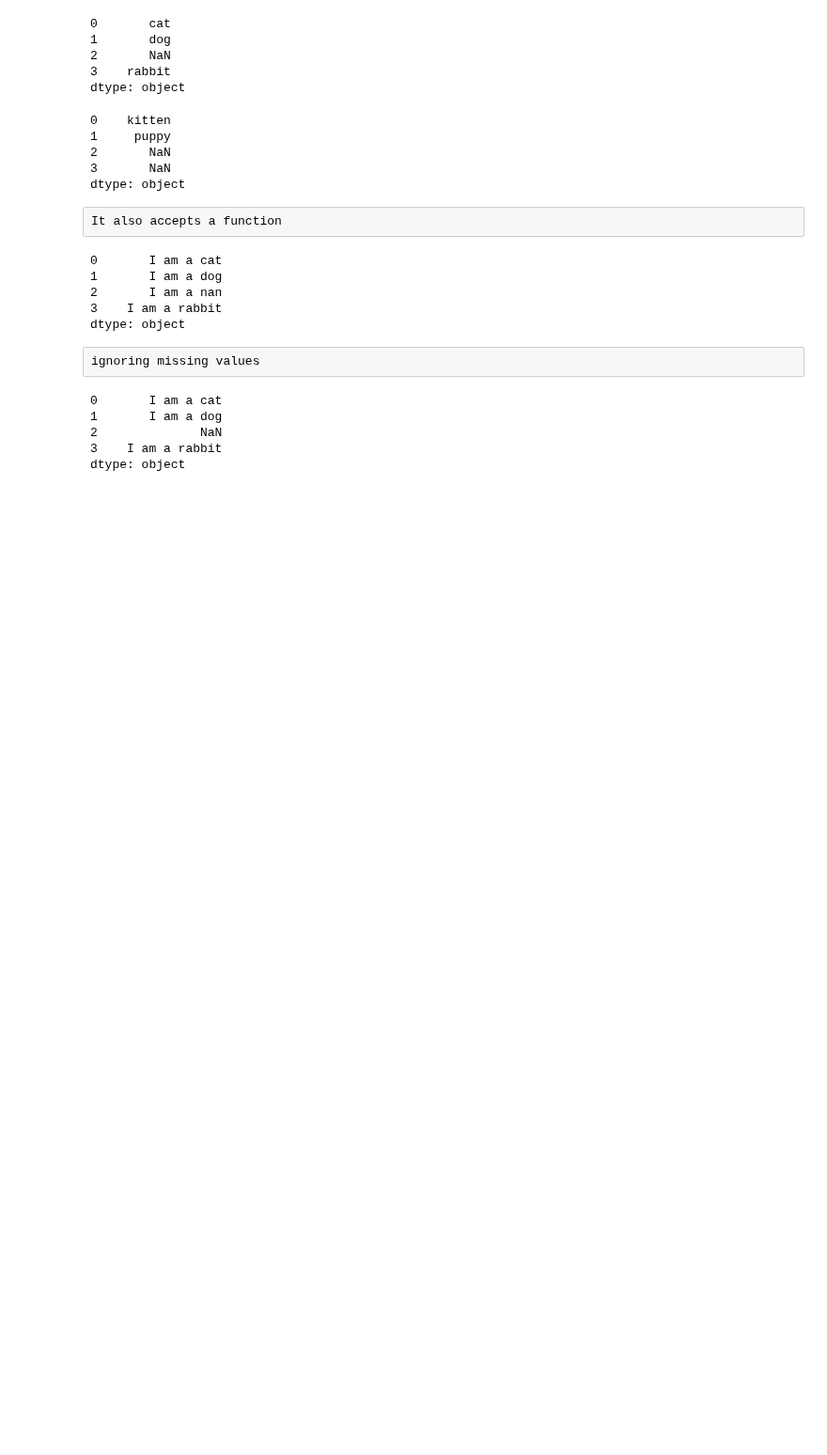
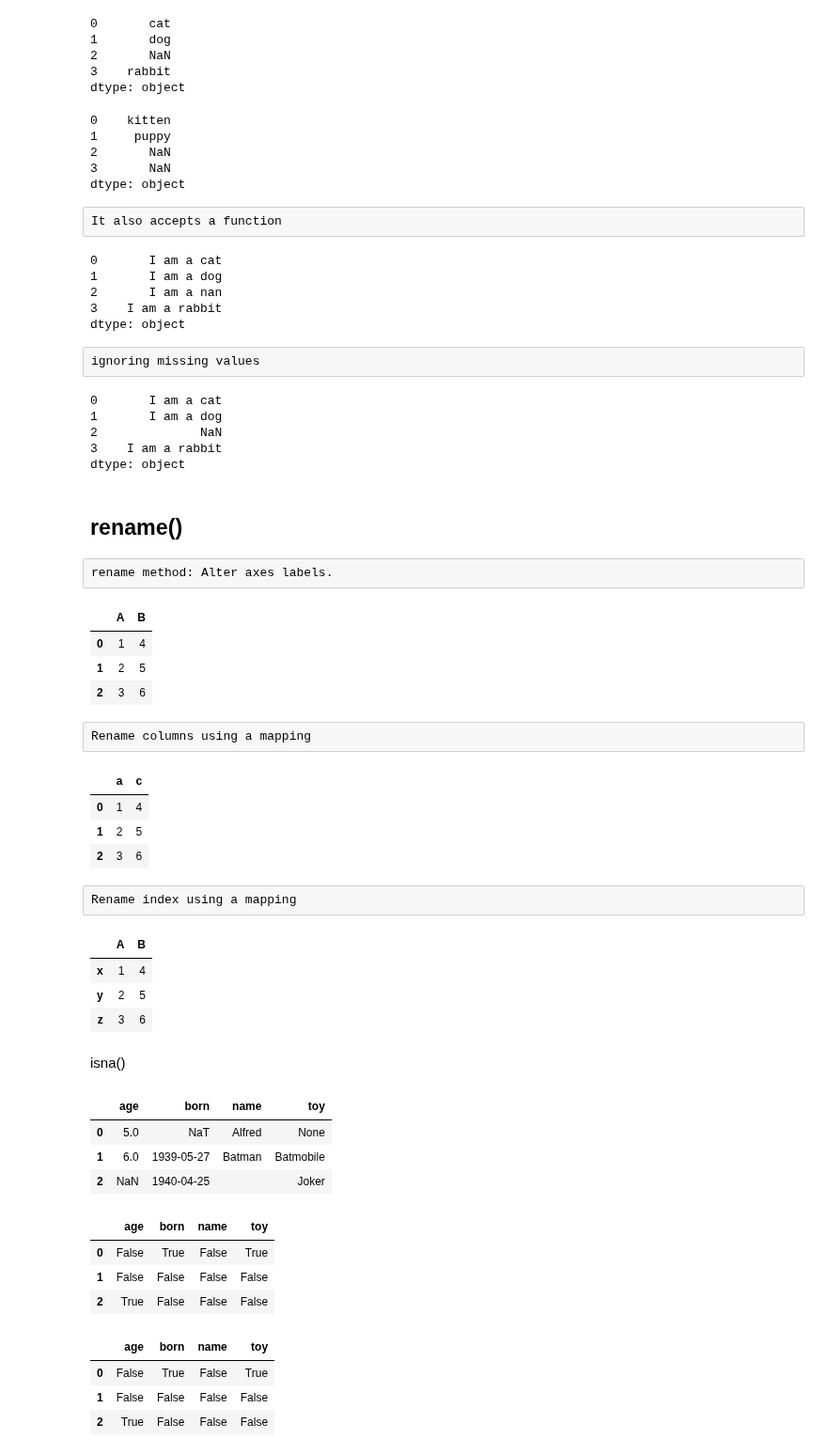
Before and after one commit to GurkanGitHub/Python, a Jupyter notebook: pandas_df_methods.ipynb, the cells around one changed output. Shown at 94% size. Drawn from its saved outputs; the diff is of its cells as text; code cells hidden in the pictures; blank space fills up the shorter version.

```diff
--- a/pandas_df_methods.ipynb
+++ b/pandas_df_methods.ipynb
@@ -1707,3 +1804,63 @@ s.map("I am a {}".format, na_action='ignore')
 2              NaN
 3    I am a rabbit
 dtype: object
+# %% [markdown]
+## rename()
+# %% [raw]
+rename method: Alter axes labels.
+# %%
+df = pd.DataFrame({"A": [1, 2, 3], "B": [4, 5, 6]})
+df
+# %% [output]
+|  | A | B |
+| 0 | 1 | 4 |
+| 1 | 2 | 5 |
+| 2 | 3 | 6 |
+# %% [raw]
+Rename columns using a mapping
+# %%
+df.rename(columns={"A": "a", "B": "c"})
+# %% [output]
+|  | a | c |
+| 0 | 1 | 4 |
+| 1 | 2 | 5 |
+| 2 | 3 | 6 |
+# %% [raw]
+Rename index using a mapping
+# %%
+index={0: "x", 1: "y", 2: "z"}
+df.rename(index={0: "x", 1: "y", 2: "z"})
+# %% [output]
+|  | A | B |
+| x | 1 | 4 |
+| y | 2 | 5 |
+| z | 3 | 6 |
+# %% [markdown]
+isna()
+# %%
+df = pd.DataFrame({'age': [5, 6, np.NaN],
+                   'born': [pd.NaT, pd.Timestamp('1939-05-27'),
+                            pd.Timestamp('1940-04-25')],
+                   'name': ['Alfred', 'Batman', ''],
+                   'toy': [None, 'Batmobile', 'Joker']})
+# %%
+df
+# %% [output]
+|  | age | born | name | toy |
+| 0 | 5.0 | NaT | Alfred | None |
+| 1 | 6.0 | 1939-05-27 | Batman | Batmobile |
+| 2 | NaN | 1940-04-25 |  | Joker |
+# %%
+df.isnull()
+# %% [output]
+|  | age | born | name | toy |
+| 0 | False | True | False | True |
+| 1 | False | False | False | False |
+| 2 | True | False | False | False |
+# %%
+df.isna()
+# %% [output]
+|  | age | born | name | toy |
+| 0 | False | True | False | True |
+| 1 | False | False | False | False |
+| 2 | True | False | False | False |
```
Also changed, not shown: parts of 31 cells of this notebook, 13 other files.
